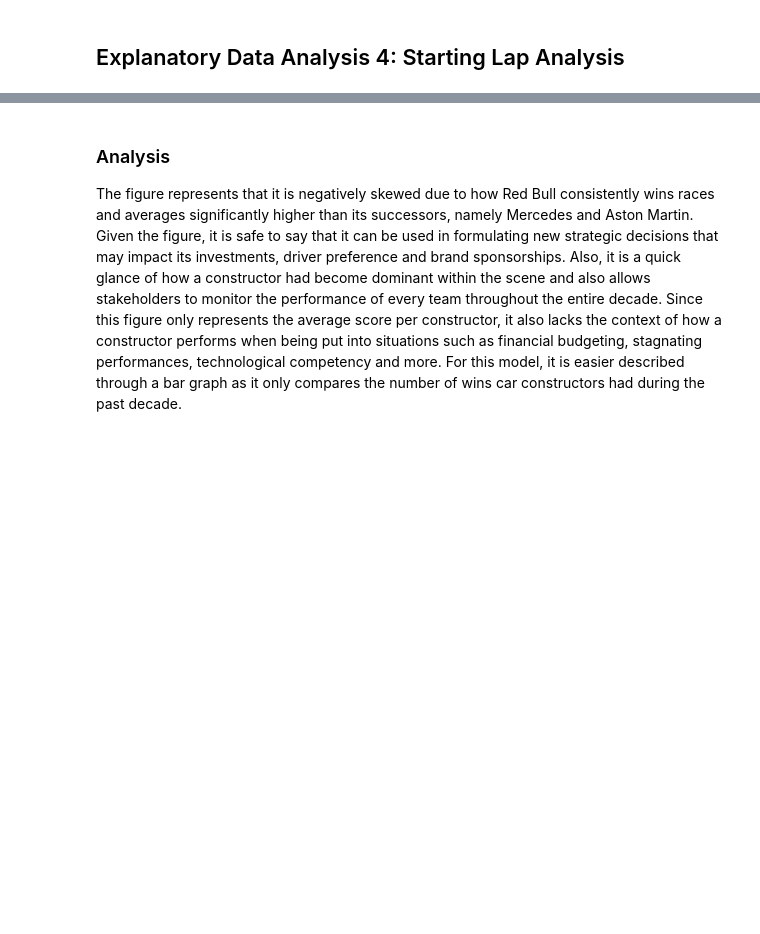
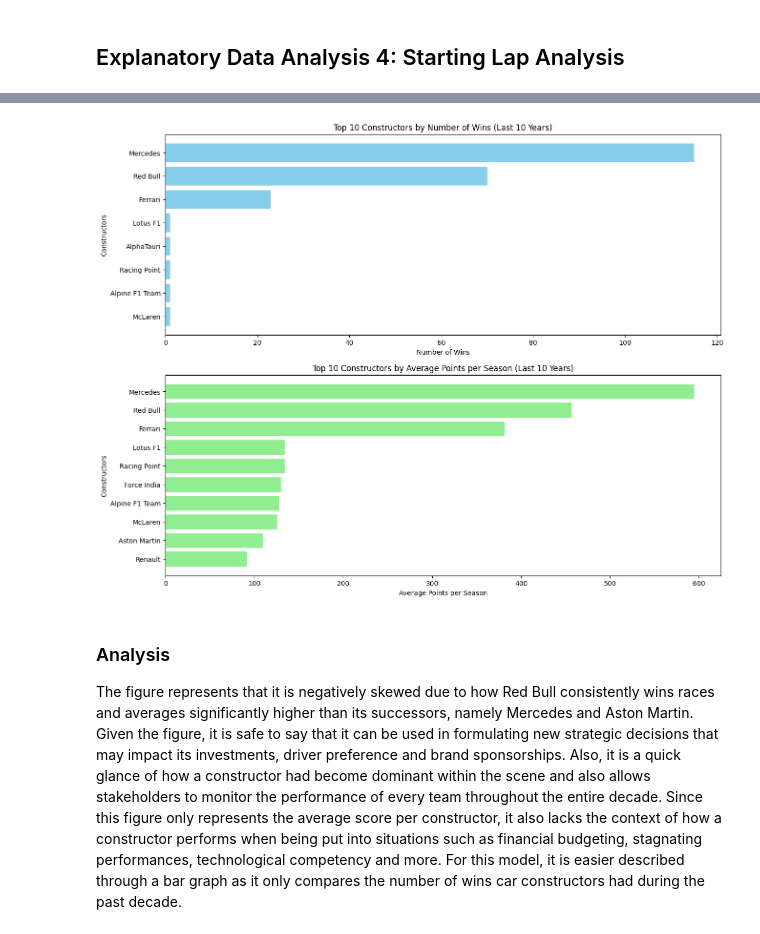
Before and after one commit to enzzzoooo/csmodel-formulaOne, a Jupyter notebook: formulaone-datadesc.ipynb, the cells around one changed output, grey strips where cells are left out. Cells and saved outputs as stored; diff of their text form; code cells hidden in the pictures; blank space fills up the shorter version.

```diff
--- a/formulaone-datadesc.ipynb
+++ b/formulaone-datadesc.ipynb
@@ -417,3 +353,52 @@ Passing `palette` without assigning `hue` is deprecated and will be removed in v
+# %%
+# EDA 4: Top 10 Car Constructors Based on total wins and average points per season over the past ten years
+
+# we'll need recent_race
+
+constructors = pd.read_csv('constructors.csv')
+constructor_standings = pd.read_csv('constructor_standings.csv')
+
+recent_constructor_standings = pd.merge(recent_race, constructor_standings, on='raceId')
+constructor_standings = recent_constructor_standings.merge(constructors, on='constructorId', how='left')
+
+winners = recent_results.loc[recent_results['positionOrder'] == 1]
+constructor_wins = winners['constructorId'].value_counts().reset_index()
+constructor_wins.columns = ['constructorId', 'wins']
+constructor_wins = constructor_wins.merge(constructors[['name', 'constructorId']], on='constructorId')
+
+
+season_standings = recent_constructor_standings.merge(recent_race[['raceId']], on='raceId')
+season_finale = season_standings.groupby(['year', 'constructorId'])['raceId'].max().reset_index()
+season_points = pd.merge(season_finale, season_standings, on=['year', 'constructorId', 'raceId'], how='left')
+ave_season_points = season_points.groupby('constructorId')['points'].mean().reset_index()
+ave_season_points = ave_season_points.merge(constructors[['name', 'constructorId']], on='constructorId')
+ave_season_points = ave_season_points.sort_values(by='points', ascending=False)
+
+#season_standings = season_standings.groupby(['constructorId', 'name', 'year']) \
+#  .agg(total_wins=('wins', 'sum'), total_points=('points', 'sum')).reset_index()
+
+plt.figure(figsize=(15, 12))
+
+# Horizontal bar chart for wins
+plt.subplot(2, 1, 1)  # 2 rows, 1 column, first plot
+plt.barh(constructor_wins['name'].head(10), constructor_wins['wins'].head(10), color='skyblue')
+plt.ylabel('Constructors')
+plt.xlabel('Number of Wins')
+plt.title('Top 8 Constructors by Number of Wins (Last 10 Years)')
+plt.gca().invert_yaxis()  # Invert y-axis to have the constructor with the most wins at the top
+
+# Horizontal bar chart for average points per season
+plt.subplot(2, 1, 2)  # 2 rows, 1 column, second plot
+plt.barh(ave_season_points['name'].head(10), ave_season_points['points'].head(10), color='lightgreen')
+plt.ylabel('Constructors')
+plt.xlabel('Average Points per Season')
+plt.title('Top 10 Constructors by Average Points per Season (Last 10 Years)')
+plt.gca().invert_yaxis()  # Invert y-axis to have the constructor with the most points at the top
+
+# Show the visualizations
+plt.show()
+# %% [output]
+[figure, added]
 # %% [markdown]
 ### Analysis
 The figure represents that it is negatively skewed due to how Red Bull consistently wins races and averages significantly higher than its successors, namely Mercedes and Aston Martin. Given the figure, it is safe to say that it can be used in formulating new strategic decisions that may impact its investments, driver preference and brand sponsorships. Also, it is a quick glance of how a constructor had become dominant within the scene and also allows stakeholders to monitor the performance of every team throughout the entire decade. Since this figure only represents the average score per constructor, it also lacks the context of how a constructor performs when being put into situations such as financial budgeting, stagnating performances, technological competency and more. For this model, it is easier described through a bar graph as it only compares the number of wins car constructors had during the past decade.
```
Also changed, not shown: parts of 24 cells of this notebook.
